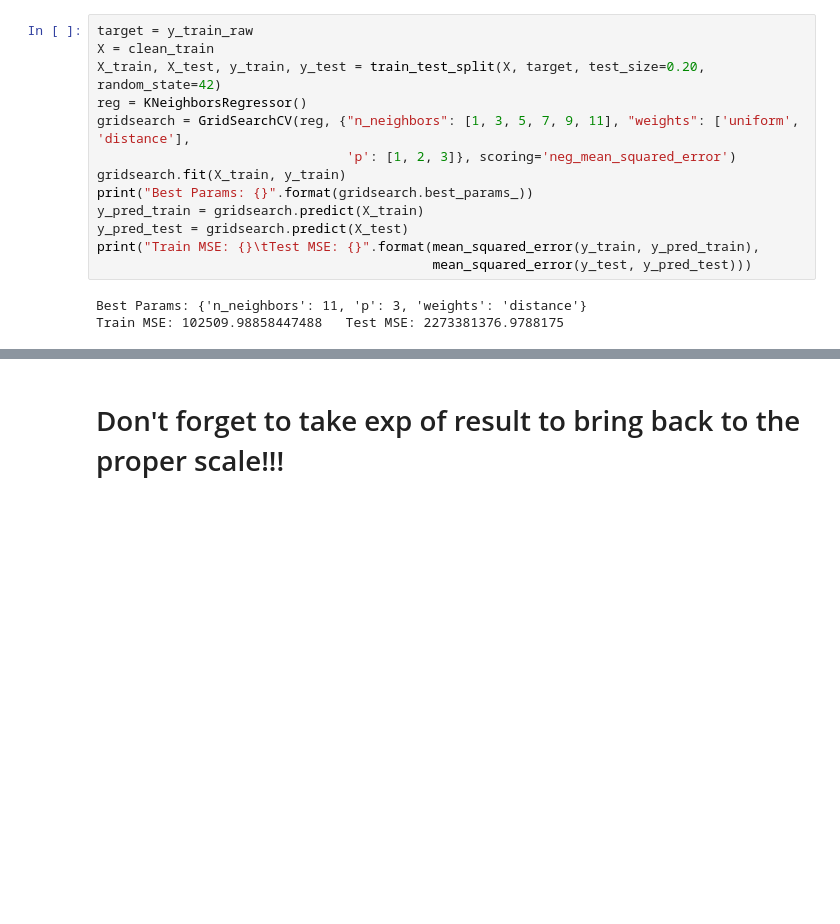
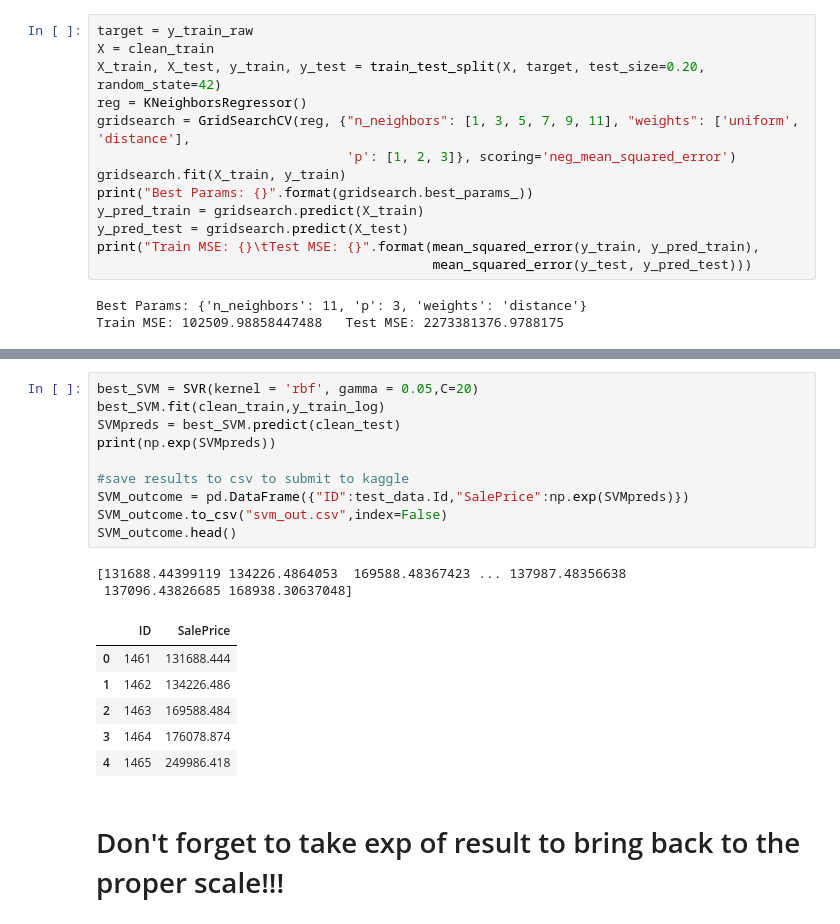
Before and after one commit to mjoehler94/BYU_Econ213R_Projects, a Jupyter notebook: Homeworks/Hw2 Housing/HousingPrices.ipynb, the cells around one changed output, grey strips where cells are left out. Saved outputs shown, nothing was run; the diff lists cells and outputs as text; blank space fills up the shorter version.

```diff
--- a/Homeworks/Hw2 Housing/HousingPrices.ipynb
+++ b/Homeworks/Hw2 Housing/HousingPrices.ipynb
@@ -486,3 +515,22 @@ Train MSE: 102509.98858447488   Test MSE: 2273381376.9788175
+# %%
+best_SVM = SVR(kernel = 'rbf', gamma = 0.05,C=20)
+best_SVM.fit(clean_train,y_train_log)
+SVMpreds = best_SVM.predict(clean_test)
+print(np.exp(SVMpreds))
+
+#save results to csv to submit to kaggle
+SVM_outcome = pd.DataFrame({"ID":test_data.Id,"SalePrice":np.exp(SVMpreds)})
+SVM_outcome.to_csv("svm_out.csv",index=False)
+SVM_outcome.head()
+# %% [output]
+[131688.44399119 134226.4864053  169588.48367423 ... 137987.48356638
+ 137096.43826685 168938.30637048]
+|  | ID | SalePrice |
+| 0 | 1461 | 131688.444 |
+| 1 | 1462 | 134226.486 |
+| 2 | 1463 | 169588.484 |
+| 3 | 1464 | 176078.874 |
+| 4 | 1465 | 249986.418 |
 # %% [markdown]
 # Don't forget to take exp of result to bring back to the proper scale!!!
 # %%
```
Also changed, not shown: parts of 6 cells of this notebook, 2 other files.
